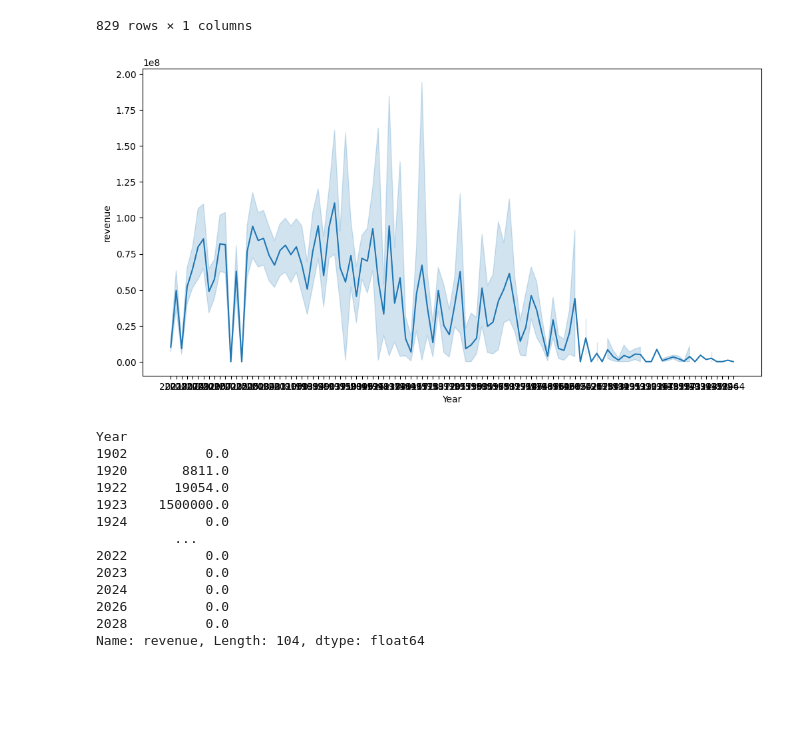
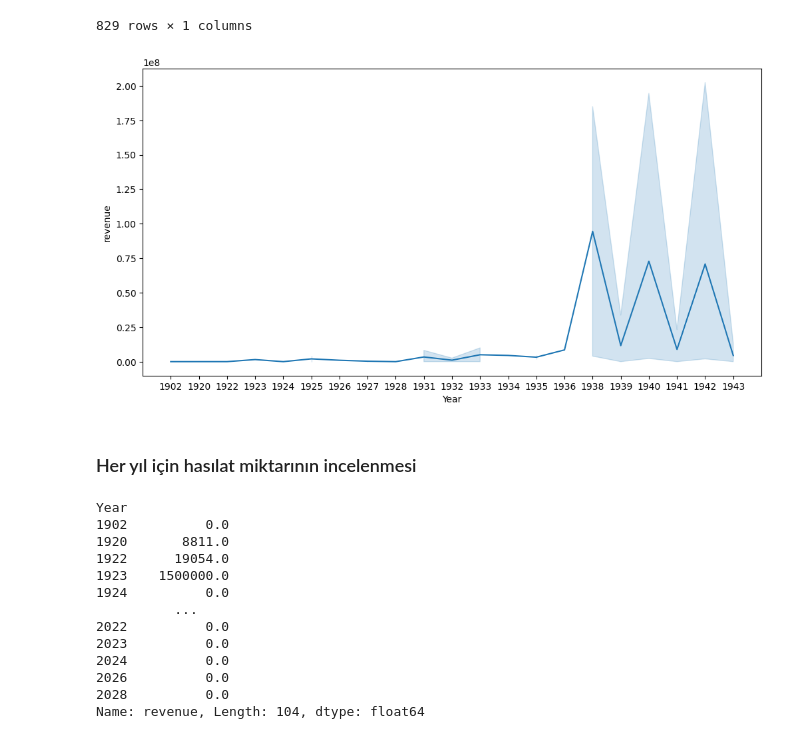
Before and after one commit to aysenurhso/TasarimUygulamalari, a Jupyter notebook: movies.ipynb, the cells around one changed output. Cells and saved outputs as stored; diff of their text form; code cells hidden in the pictures; blank space fills up the shorter version.

```diff
--- a/movies.ipynb
+++ b/movies.ipynb
@@ -515,6 +515,8 @@ df8
 9951 rows × 12 columns
 # %% [markdown]
 ### "Crystal Lake Memories" isimli, belgesel türündeki film 400 dakika ile en uzun süreye sahip filmdir.
+# %%
+df['release_date'] = pd.to_datetime(df['release_date'], errors='coerce')
 # %%
 plt.figure(figsize=(10,8))
 sns.distplot(df["release_date"].dt.year)
@@ -845,9 +924,11 @@ df_Month_Revenue
 829 rows × 1 columns
 # %%
 plt.figure(figsize = (12,6))
-sns.lineplot(data=df, x="Year", y="revenue");
+sns.lineplot(data=df_Month_Revenue.head(50), x="Year", y="revenue");
 # %% [output]
-[figure, old version]
+[figure, new version]
+# %% [markdown]
+### Her yıl için hasılat miktarının incelenmesi
 # %%
 df_Year= df.groupby("Year")["revenue"].sum()
 # %%
```
Also changed, not shown: parts of 37 cells of this notebook.
